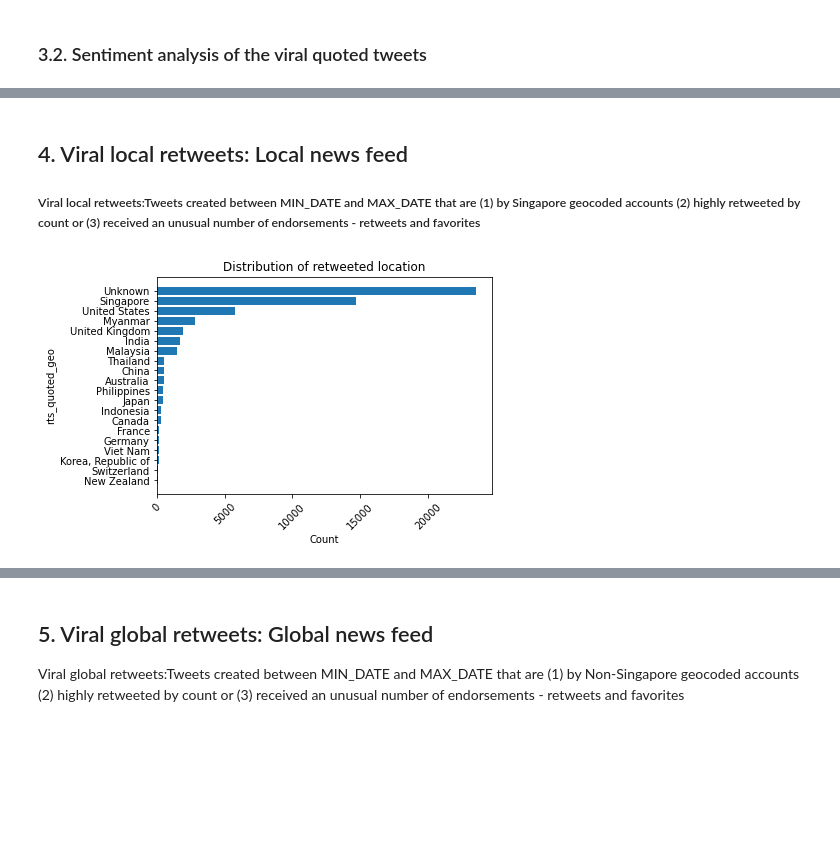
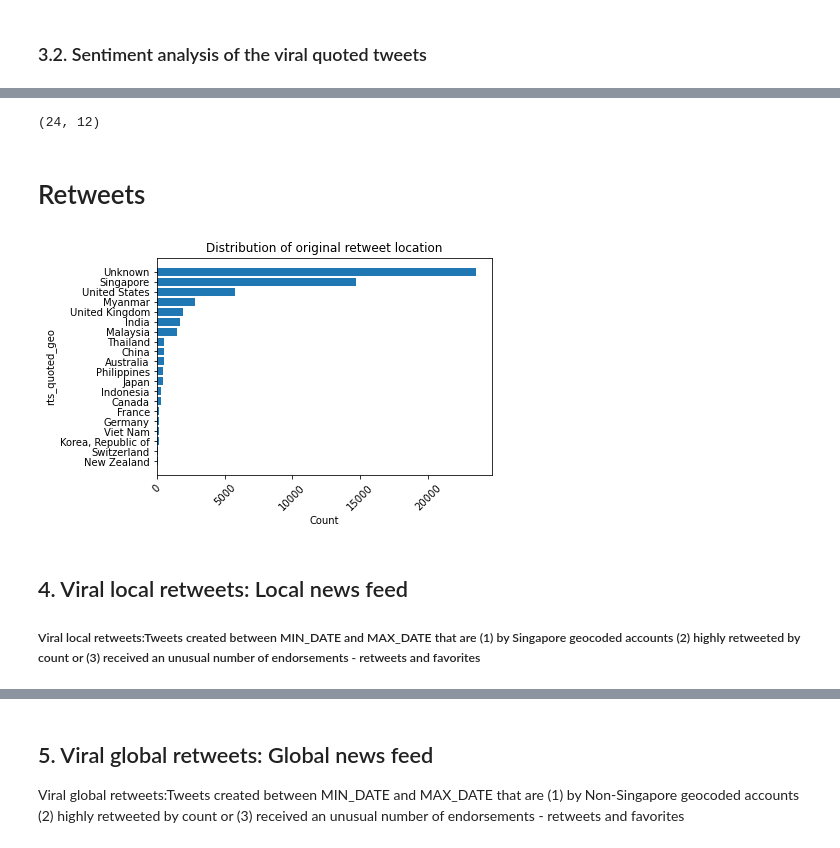
Before and after one commit to anshu0612/geocoded-tweets-analysis-dashboard, a Jupyter notebook: notebooks/sg_tweets_engagements_eda.ipynb, the cells around one changed output, grey strips where cells are left out. Drawn from its saved outputs; the diff is of its cells as text; code cells hidden in the pictures; blank space fills up the shorter version.

```diff
--- a/notebooks/sg_tweets_engagements_eda.ipynb
+++ b/notebooks/sg_tweets_engagements_eda.ipynb
@@ -411,3 +385,49 @@ pd.DataFrame.to_csv(final_most_spread_quoted, '../data/output/quoted/sentiment_s
+# %%
+sentiment_spread_csv_path = BASE_PATH + 'output/quoted/sentiment_spread.csv'
+
+most_spread_quoted_by_sentiment_with_rate = get_most_spread_quoted_by_sentiment_with_rate(bursty_quoted_tweets, rate=SENTIMENT_SPREAD_THRESHOLD)
+generate_dash_bursty_quotes_by_sentiment(bursty_quoted_tweets, most_spread_quoted_by_sentiment_with_rate, sentiment_spread_csv_path)
+# %% [output]
+(24, 12)
+# %% [markdown]
+# Retweets
+# %%
+def get_formatted_retweets():
+    tweet_enagagement_retweet = sg_tweets[sg_tweets['tweet_enagagement_type'] == 'Retweet']
+
+    # retweet time processing
+    tweet_enagagement_retweet['retweeted_tweet_time'] = pd.to_datetime(tweet_enagagement_retweet['retweeted_tweet_time'], errors='coerce')
+    tweet_enagagement_retweet = tweet_enagagement_retweet.dropna(subset=['retweeted_tweet_time'])
+    tweet_enagagement_retweet['retweeted_tweet_date'] = tweet_enagagement_retweet.retweeted_tweet_time.dt.strftime('%Y-%m-%d')
+
+    # summing RTs + <3
+    tweet_enagagement_retweet['total_engagement'] = tweet_enagagement_retweet['retweeted_retweet_count']  + tweet_enagagement_retweet['retweeted_favorite_count']
+    tweet_enagagement_retweet[['retweeted_tweet_id', 'total_engagement']] = tweet_enagagement_retweet[['retweeted_tweet_id', 'total_engagement']].astype(int)
+    tweet_enagagement_retweet = tweet_enagagement_retweet.loc[:, ~tweet_enagagement_retweet.columns.str.contains('^Unnamed')]
+    return tweet_enagagement_retweet
+
+def plot_countries_with_most_rts_creators(get_formatted_retweets):
+    rts_geo = tweet_enagagement_retweet['retweeted_user_geo_coding']
+    c_rts_geo = col.Counter(rts_geo).most_common()
+
+    x_top = 20
+
+    rts_geo = [c[0] for c in c_rts_geo[:x_top]]
+    counts = [c[1] for c in c_rts_geo[:x_top]]
+
+    plt.barh(rts_geo[::-1], counts[::-1])
+
+    plt.ylabel("rts_quoted_geo")
+    plt.xlabel("Count")
+    plt.xticks(rotation=45)
+    plt.title("Distribution of original retweet location")
+    plt.show()
+# %%
+tweet_enagagement_retweet = get_formatted_retweets()
+# %%
+plot_countries_with_most_rts_creators(tweet_enagagement_retweet)
+# %% [output]
+[figure, added]
 # %% [markdown]
 ## 4. Viral local retweets: Local news feed <a id="cell4"></a>
 
@@ -427,15 +434,0 @@ c_rts_geo = col.Counter(rts_geo).most_common()
-# %%
-x_top = 20
-
-rts_geo = [c[0] for c in c_rts_geo[:x_top]]
-counts = [c[1] for c in c_rts_geo[:x_top]]
-
-plt.barh(rts_geo[::-1], counts[::-1])
-
-plt.ylabel("rts_quoted_geo")
-plt.xlabel("Count")
-plt.xticks(rotation=45)
-plt.title("Distribution of retweeted location")
-plt.show()
-# %% [output]
-[figure, removed]
```
Also changed, not shown: parts of 93 cells of this notebook, 17 other files.
